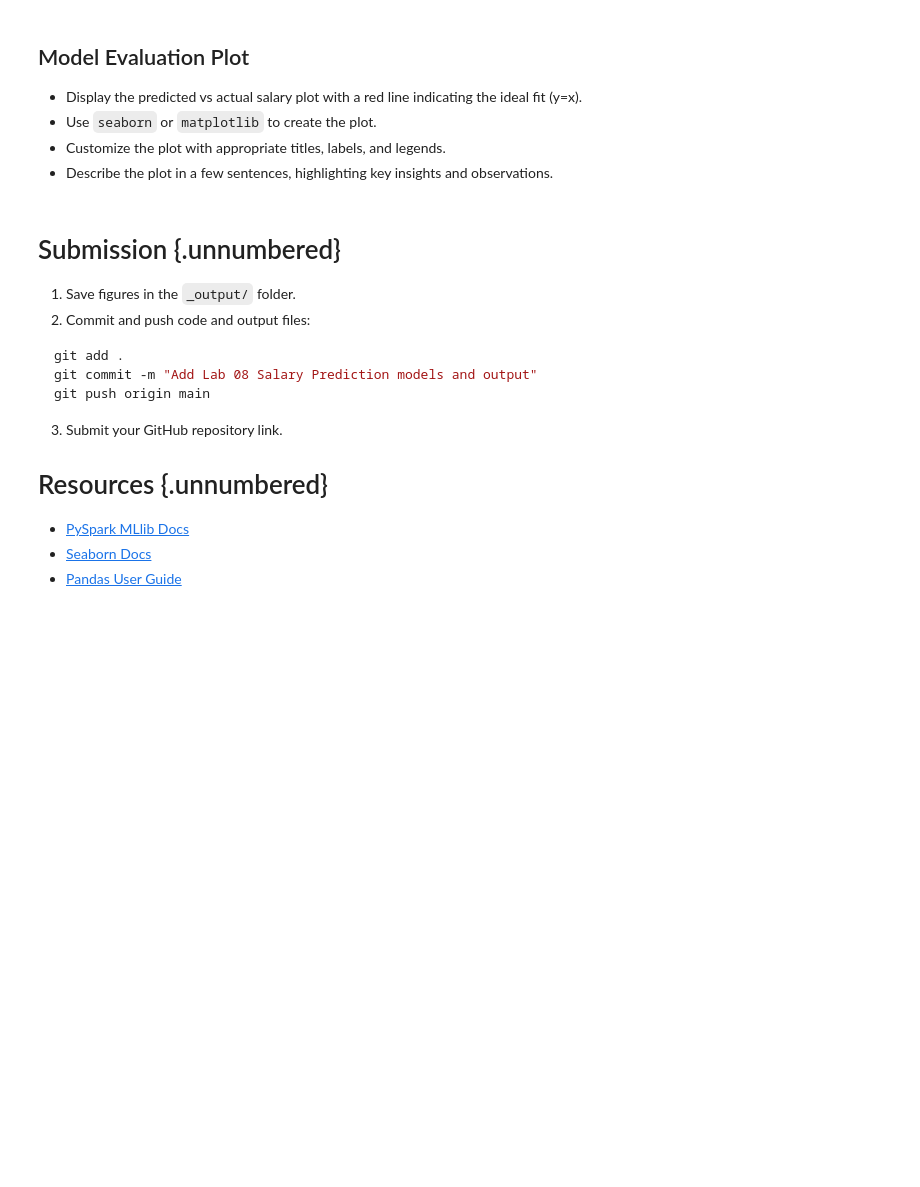
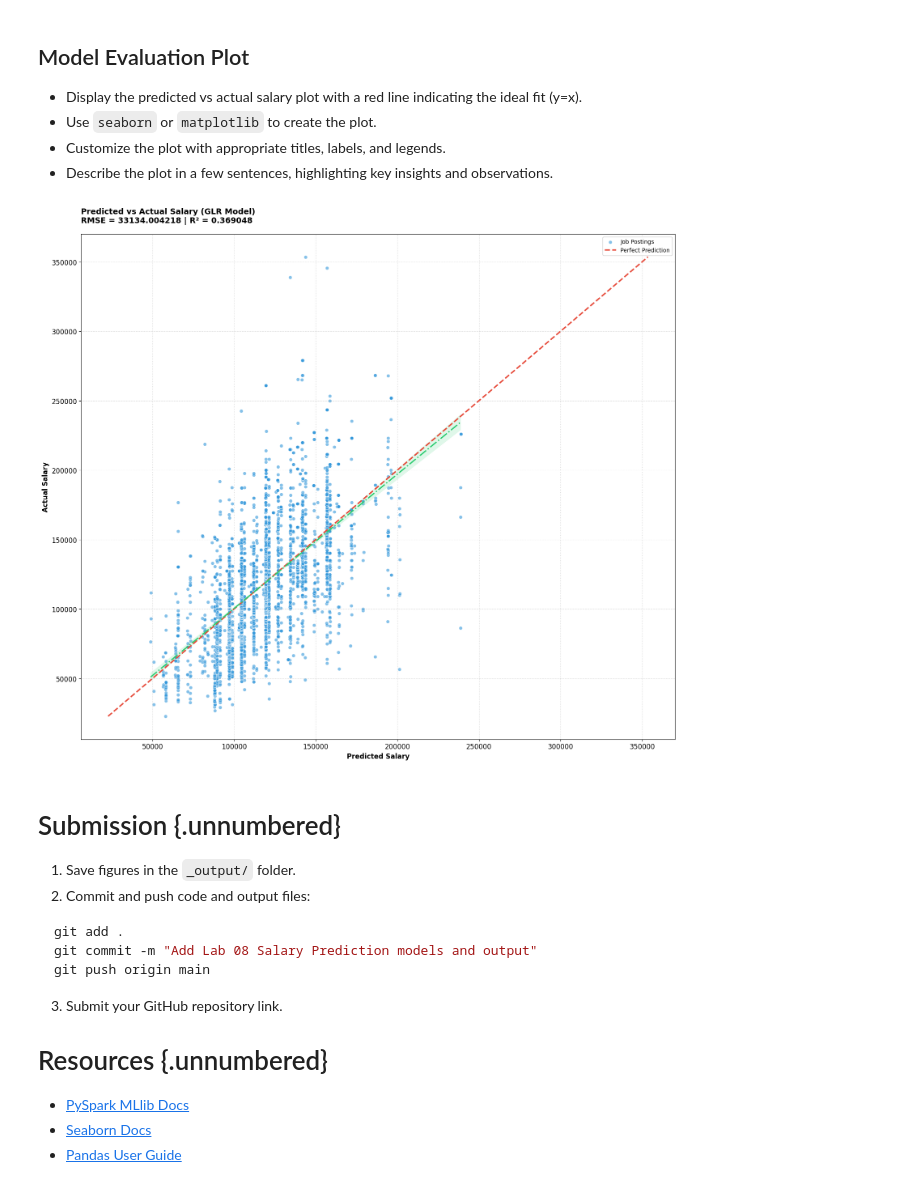
Before and after one commit to met-ad-688/lab08-yang020306, a Jupyter notebook: lab08-yanyang.ipynb, the cells around one changed output. Drawn from its saved outputs; the diff is of its cells as text; code cells hidden in the pictures; blank space fills up the shorter version.

```diff
--- a/lab08-yanyang.ipynb
+++ b/lab08-yanyang.ipynb
@@ -446,3 +453,73 @@ plt.show()
+# %%
+import pandas as pd
+import matplotlib.pyplot as plt
+import numpy as np
+import seaborn as sns
+from pyspark.sql.functions import col
+
+# Convert GLR predictions to pandas
+predictions_pdf = predictions.select(
+    col("SALARY").alias("actual"),
+    col("prediction").alias("predicted")
+).toPandas()
+
+rmse = 33134.004218
+r2 = 0.369048
+
+# Create plot with custom styling
+plt.figure(figsize=(16, 14))
+
+plt.scatter(
+    predictions_pdf["predicted"],
+    predictions_pdf["actual"],
+    c='#3498db',
+    alpha=0.6,
+    edgecolors='w',
+    linewidth=0.5,
+    label='Job Postings'
+)
+
+# Perfect prediction line (y=x)
+x_range = np.linspace(
+    min(predictions_pdf[["actual", "predicted"]].min()),
+    max(predictions_pdf[["actual", "predicted"]].max()),
+    100
+)
+plt.plot(
+    x_range, x_range,
+    '--',
+    color='#e74c3c',
+    linewidth=2.5,
+    label='Perfect Prediction'
+)
+
+# Regression prediction line
+sns.regplot(
+    x="predicted",
+    y="actual",
+    data=predictions_pdf,
+    scatter=False,
+    color='#2ecc71',
+    line_kws={'linestyle': '-.', 'label': 'Trend Line'}
+)
+
+plt.title(
+    f"Predicted vs Actual Salary (GLR Model)\nRMSE = {rmse} | R² = {r2}",
+    loc='left',
+    pad=20,
+    fontsize=14,
+    fontweight='bold'
+)
+plt.xlabel("Predicted Salary", fontweight='bold')
+plt.ylabel("Actual Salary", fontweight='bold')
+plt.grid(True, linestyle=':', alpha=0.7)
+plt.legend(frameon=True, framealpha=0.9)
+
+plt.tight_layout()
+plt.savefig("_output/glr_predicted_vs_actual.png")
+plt.show()
+# %% [output]
+[figure, added]
 # %% [markdown]
 # Submission {.unnumbered}
 1. Save figures in the `_output/` folder.
```
Also changed, not shown: parts of 13 cells of this notebook, 24 other files.
